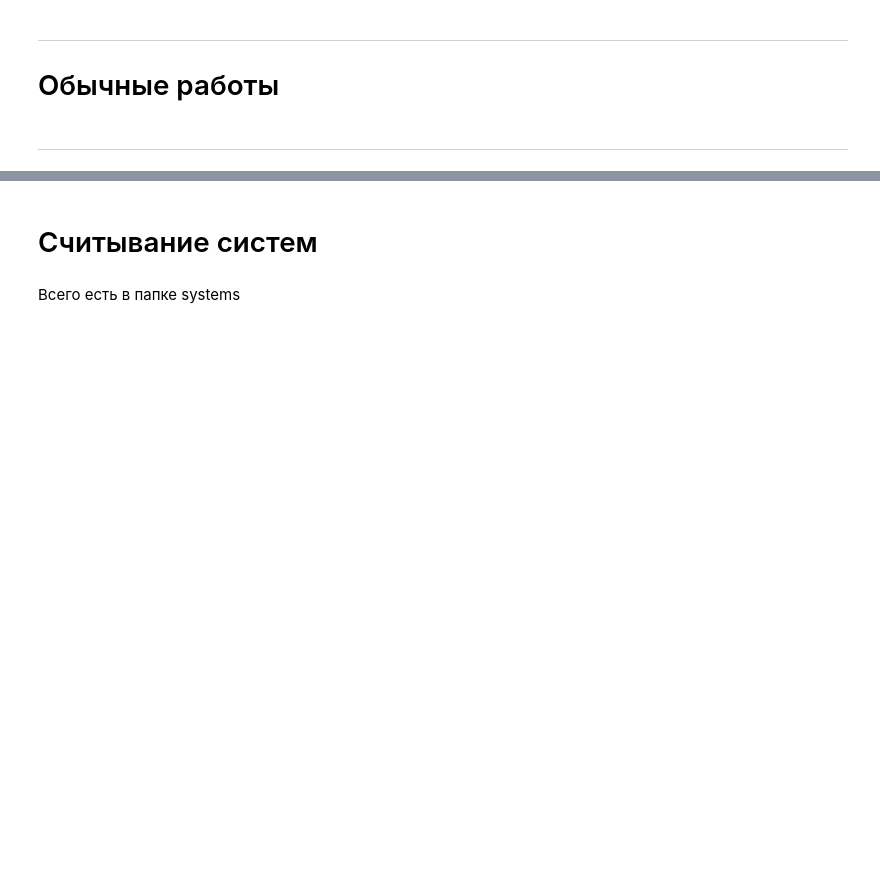
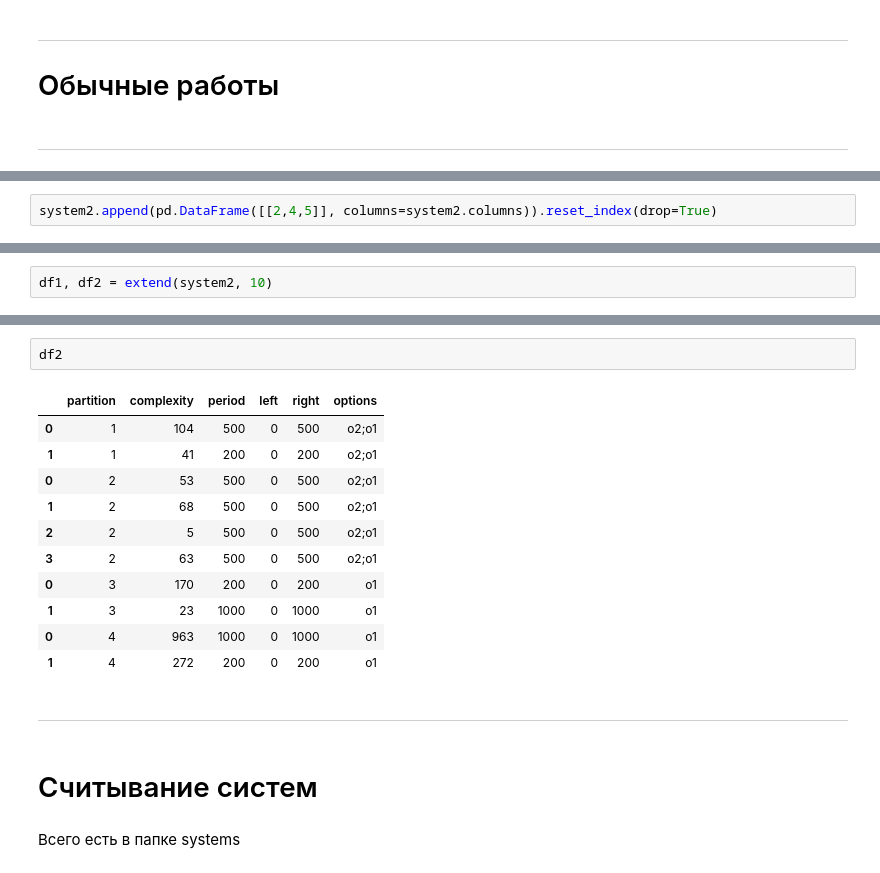
Before and after one commit to Fersol/Static-dynamic-shedule, a Jupyter notebook: experiments.ipynb, the cells around one changed output, grey strips where cells are left out. Drawn from its saved outputs; the diff is of its cells as text; blank space fills up the shorter version.

```diff
--- a/experiments.ipynb
+++ b/experiments.ipynb
@@ -246,0 +270,2 @@ def create_tasks_random(tasks_bound, n_part, periods, load, system):
+# %%
+system2.append(pd.DataFrame([[2,4,5]], columns=system2.columns)).reset_index(drop=True)
@@ -246,0 +328,2 @@ def create_tasks_random(tasks_bound, n_part, periods, load, system):
+# %%
+df1, df2 = extend(system2, 10)
@@ -247,3 +344,19 @@ def create_tasks_random(tasks_bound, n_part, periods, load, system):
+# %%
+df2
+# %% [output]
+|  | partition | complexity | period | left | right | options |
+| 0 | 1 | 104 | 500 | 0 | 500 | o2;o1 |
+| 1 | 1 | 41 | 200 | 0 | 200 | o2;o1 |
+| 0 | 2 | 53 | 500 | 0 | 500 | o2;o1 |
+| 1 | 2 | 68 | 500 | 0 | 500 | o2;o1 |
+| 2 | 2 | 5 | 500 | 0 | 500 | o2;o1 |
+| 3 | 2 | 63 | 500 | 0 | 500 | o2;o1 |
+| 0 | 3 | 170 | 200 | 0 | 200 | o1 |
+| 1 | 3 | 23 | 1000 | 0 | 1000 | o1 |
+| 0 | 4 | 963 | 1000 | 0 | 1000 | o1 |
+| 1 | 4 | 272 | 200 | 0 | 200 | o1 |
+# %% [markdown]
+---
 # %% [markdown]
 # Считывание систем
 # %% [markdown]
```
Also changed, not shown: parts of 15 cells of this notebook, 2 other files.
